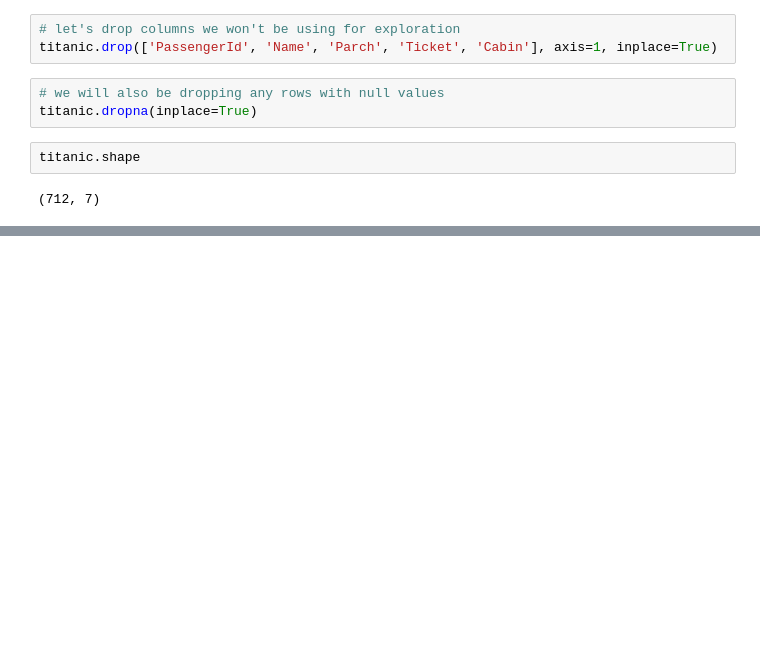
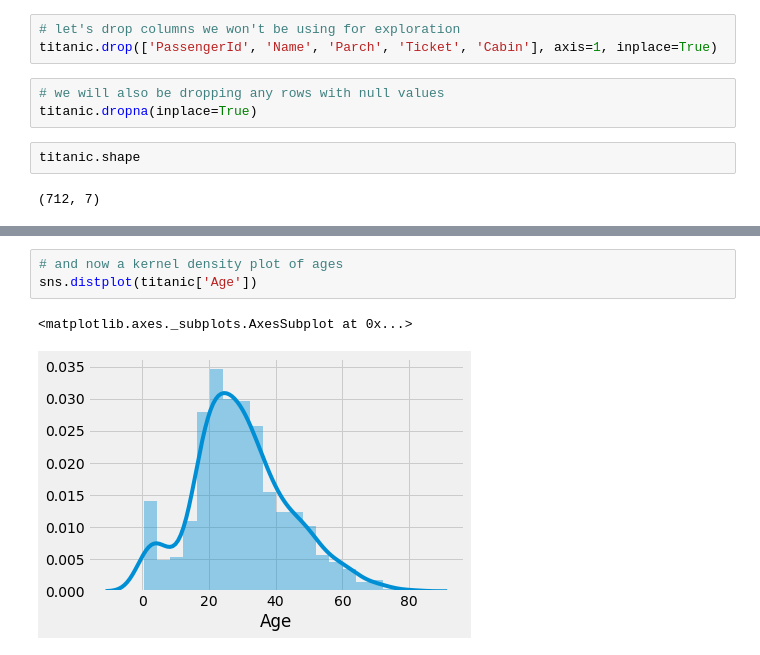
Before and after one commit to carlos-cui/data_analysis, a Jupyter notebook: titanic data visualization/Visualizing_Titanic_Data.ipynb, the cells around one changed output, grey strips where cells are left out. Cells and saved outputs as stored; diff of their text form; blank space fills up the shorter version.

```diff
--- a/titanic data visualization/Visualizing_Titanic_Data.ipynb
+++ b/titanic data visualization/Visualizing_Titanic_Data.ipynb
@@ -31,0 +45,6 @@ titanic.shape
+# %%
+# and now a kernel density plot of ages
+sns.distplot(titanic['Age'])
+# %% [output]
+<matplotlib.axes._subplots.AxesSubplot at 0x...>
+[figure, added]
```
Also changed, not shown: parts of 5 cells of this notebook.
